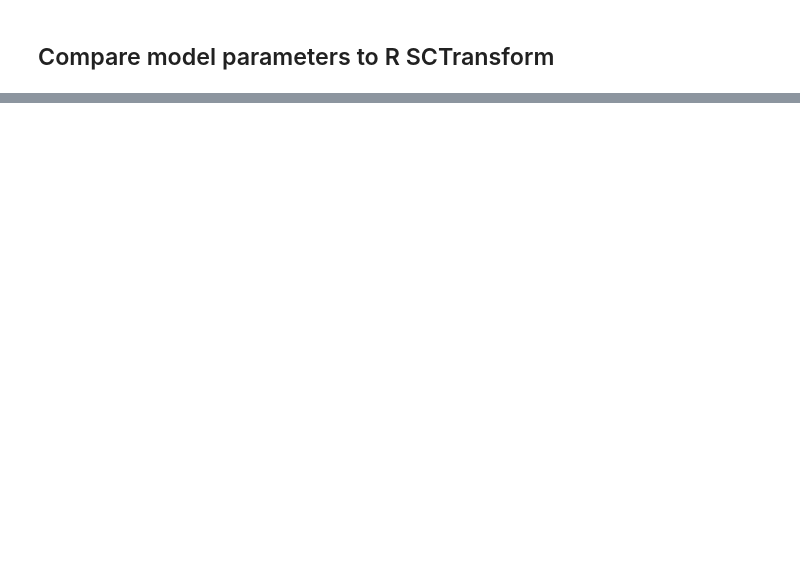
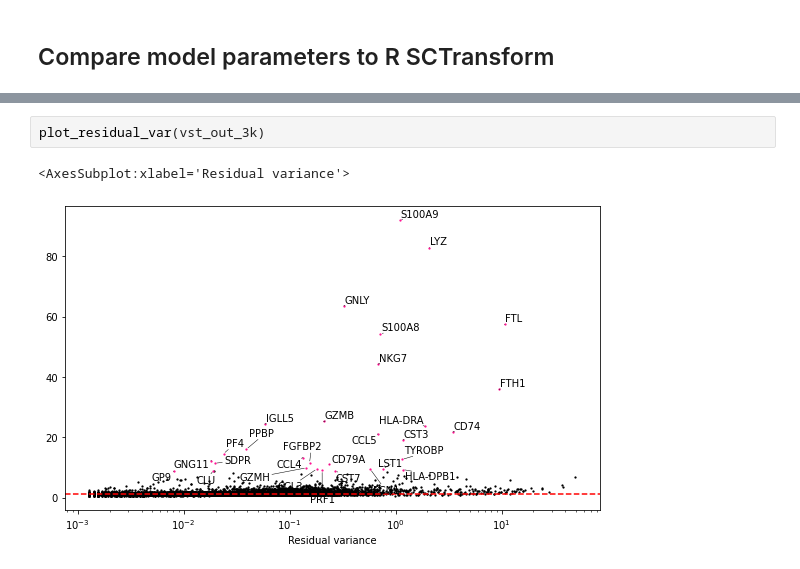
Before and after one commit to saketkc/pySCTransform, a Jupyter notebook: notebooks/demo.ipynb, the cells around one changed output, grey strips where cells are left out. Saved outputs shown, nothing was run; the diff lists cells and outputs as text; blank space fills up the shorter version.

```diff
--- a/notebooks/demo.ipynb
+++ b/notebooks/demo.ipynb
@@ -123,0 +157,5 @@ time: 21.9 s (started: 2021-02-26 03:47:04 -05:00)
+# %%
+plot_residual_var(vst_out_3k)
+# %% [output]
+<AxesSubplot:xlabel='Residual variance'>
+[figure, added]
```
Also changed, not shown: parts of 17 cells of this notebook, 3 other files.
